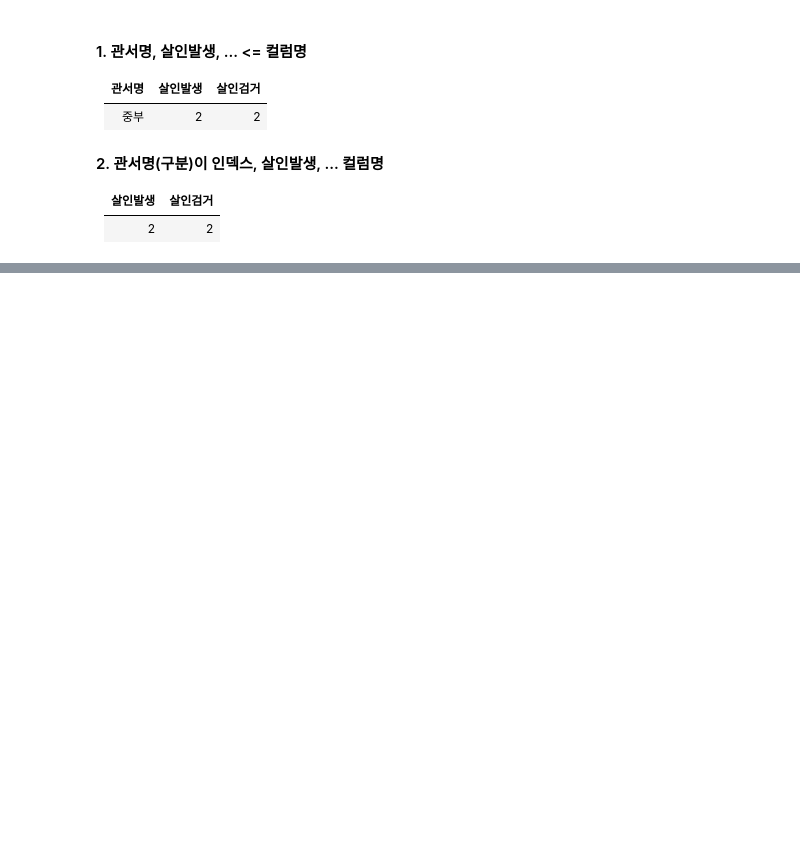
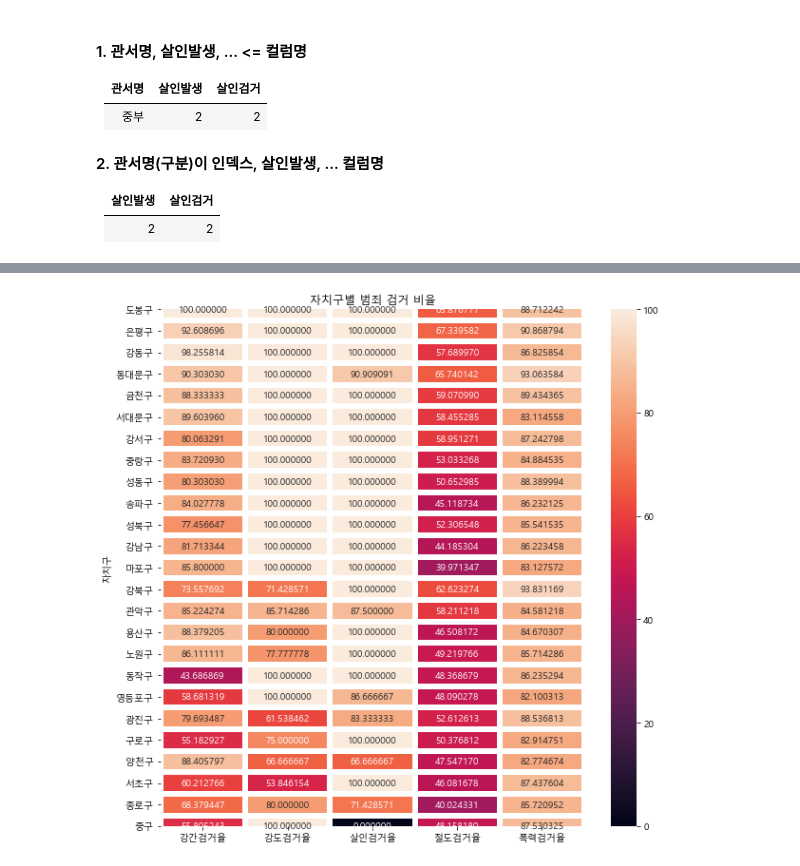
Before and after one commit to Jerrykim91/DataCollection_Study, a Jupyter notebook: analysis/pandas/cctv/crime_seoul_analysis_by_cctv_pop.ipynb, the cells around one changed output, grey strips where cells are left out. Cells and saved outputs as stored; diff of their text form; code cells hidden in the pictures; blank space fills up the shorter version.

```diff
--- a/analysis/pandas/cctv/crime_seoul_analysis_by_cctv_pop.ipynb
+++ b/analysis/pandas/cctv/crime_seoul_analysis_by_cctv_pop.ipynb
@@ -14,0 +851,3 @@
+# %%
+crime_anal_norm_sort = crime_anal_norm.sort_values(by='검거',ascending=False)
+crime_anal_norm_sort.head(2)
@@ -14,0 +859,10 @@
+# %%
+#히트맵을 통해서 검거율을 확인
+# y: 자치구, x:xx검거율
+# 데이터로 사용 crime_anal_norm_sort
+plt.figure(figsize=(10,10))
+sns.heatmap(crime_anal_norm_sort[cols], annot=True, fmt='f',linewidths=5)
+plt.title('자치구별 범죄 검거 비율')
+plt.show()
+# %% [output]
+[figure, added]
```
Also changed, not shown: parts of 117 cells of this notebook, 33 other files.
